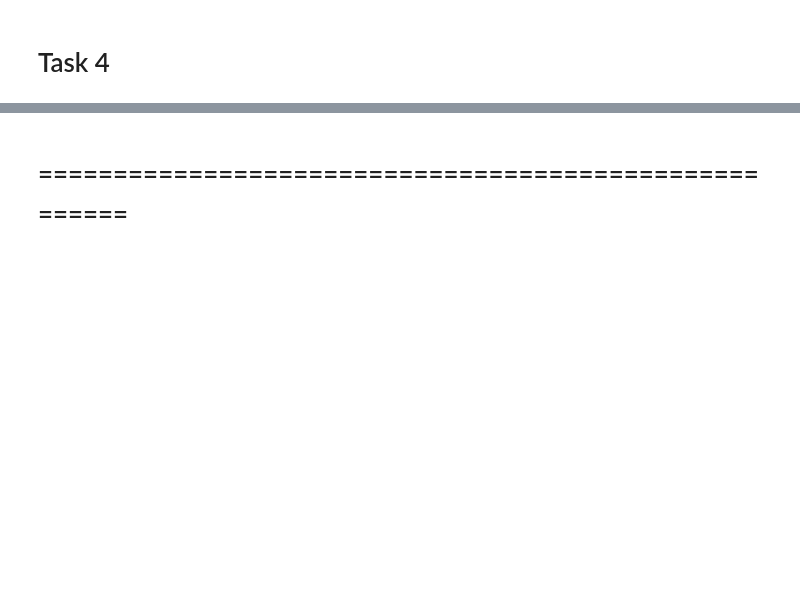
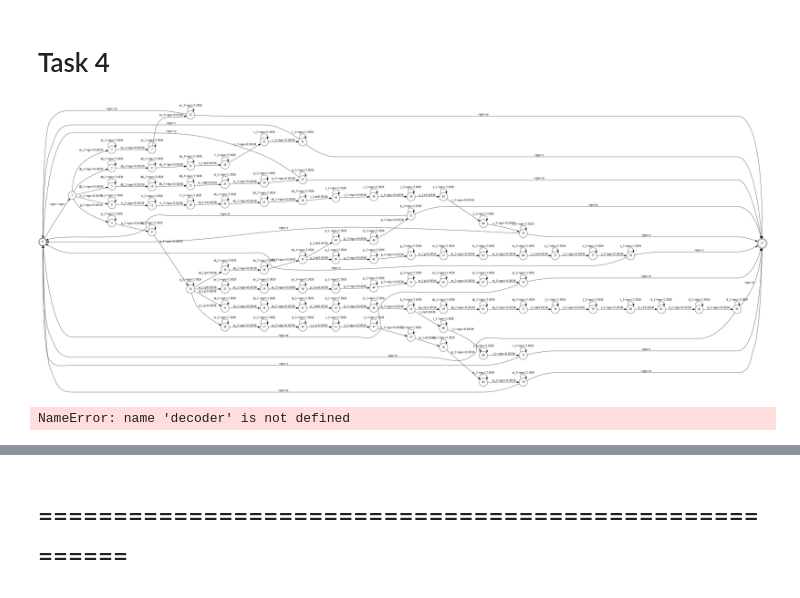
Before and after one commit to ammarnasr/asr-cw-repo, a Jupyter notebook: a-Copy2.ipynb, the cells around one changed output, grey strips where cells are left out. Drawn from its saved outputs; the diff is of its cells as text; code cells hidden in the pictures; blank space fills up the shorter version.

```diff
--- a/a-Copy2.ipynb
+++ b/a-Copy2.ipynb
@@ -117,4 +117,12 @@ word_table, phone_table, state_table = generate_symbol_tables(lex)
 f = create_wfst()
 f_silence = create_wfst_with_silance()
 f_det = fst.determinize(f)
+# %%
+draw(f_det)
+# %% [output]
+[figure, added]
+# %%
+decoder.start_state
+# %% [output]
+NameError: name 'decoder' is not defined
 # %%
```
Also changed, not shown: parts of 1 cell of this notebook, 41 other files.
